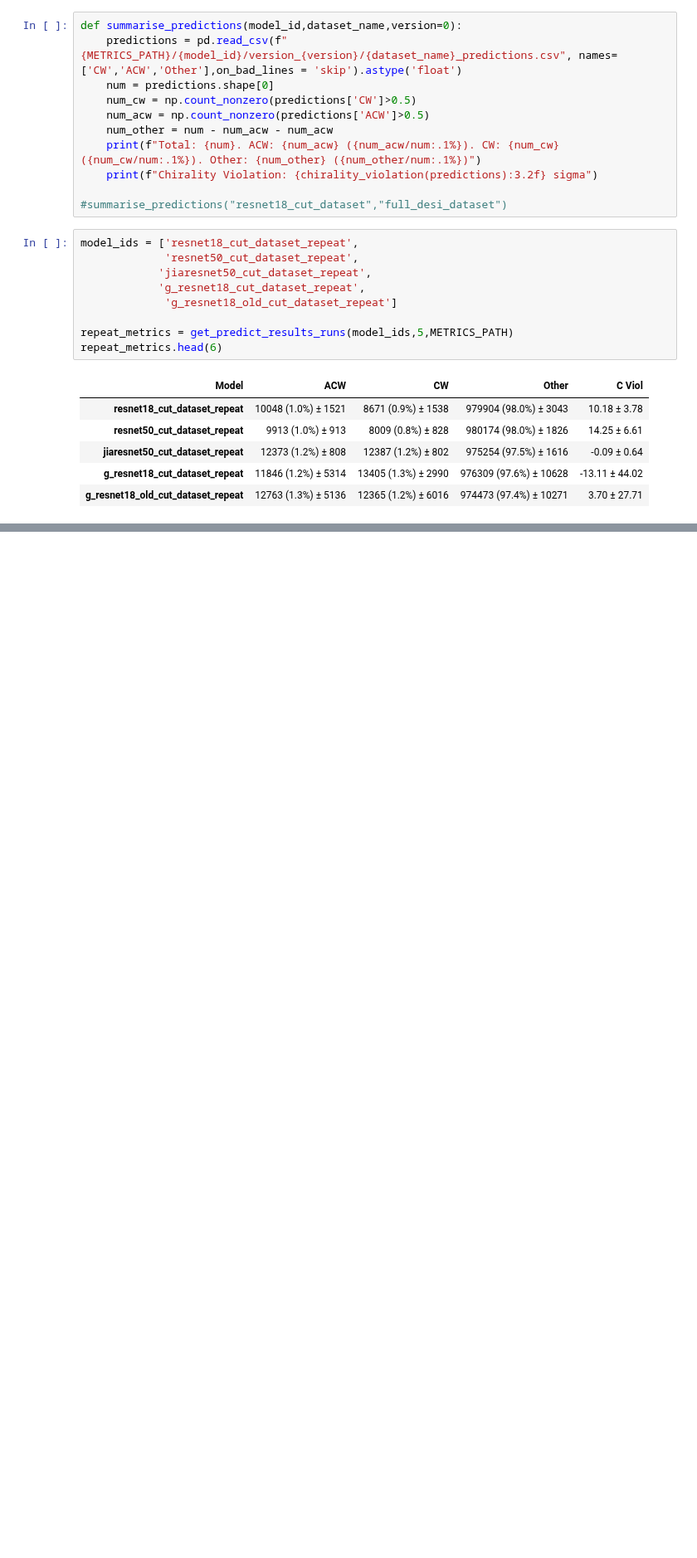
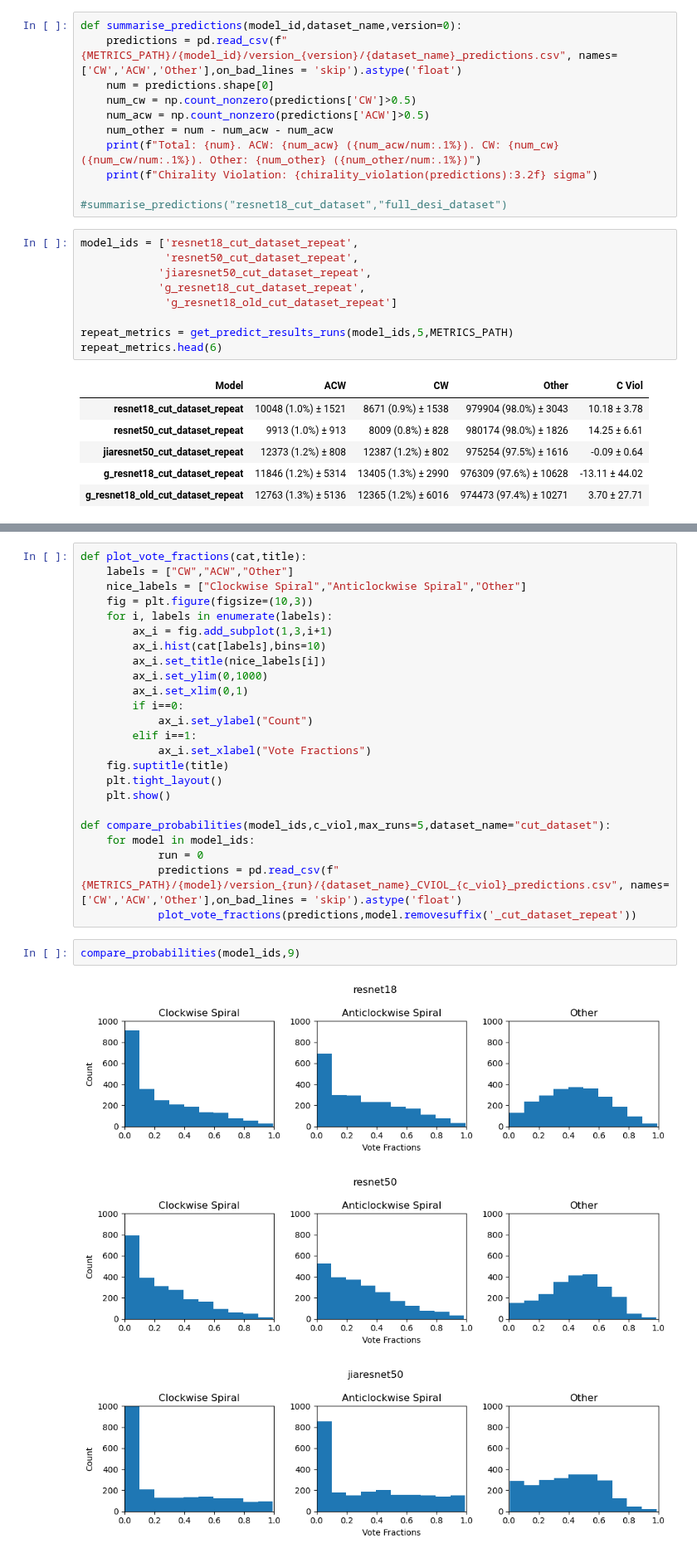
Before and after one commit to neil-power/mphys-galaxy, a Jupyter notebook: Code/model_metrics.ipynb, the cells around one changed output, grey strips where cells are left out. Shown at 83% size. Saved outputs shown, nothing was run; the diff lists cells and outputs as text; blank space fills up the shorter version.

```diff
--- a/Code/model_metrics.ipynb
+++ b/Code/model_metrics.ipynb
@@ -161,0 +200,30 @@ plot_cviols(cviol_table,model_ids,chirality_list)
+# %%
+def plot_vote_fractions(cat,title):
+    labels = ["CW","ACW","Other"]
+    nice_labels = ["Clockwise Spiral","Anticlockwise Spiral","Other"]
+    fig = plt.figure(figsize=(10,3))
+    for i, labels in enumerate(labels):
+        ax_i = fig.add_subplot(1,3,i+1)
+        ax_i.hist(cat[labels],bins=10)
+        ax_i.set_title(nice_labels[i])
+        ax_i.set_ylim(0,1000)
+        ax_i.set_xlim(0,1)
+        if i==0:
+            ax_i.set_ylabel("Count")
+        elif i==1:
+            ax_i.set_xlabel("Vote Fractions")
+    fig.suptitle(title)
+    plt.tight_layout()
+    plt.show()
+
+def compare_probabilities(model_ids,c_viol,max_runs=5,dataset_name="cut_dataset"):
+    for model in model_ids:
+            run = 0
+            predictions = pd.read_csv(f"{METRICS_PATH}/{model}/version_{run}/{dataset_name}_CVIOL_{c_viol}_predictions.csv", names=['CW','ACW','Other'],on_bad_lines = 'skip').astype('float')
+            plot_vote_fractions(predictions,model.removesuffix('_cut_dataset_repeat'))
+# %%
+compare_probabilities(model_ids,9)
+# %% [output]
+[figure, added]
+[figure, added]
+[figure, added]
```
Also changed, not shown: parts of 6 cells of this notebook, 1 other file.
